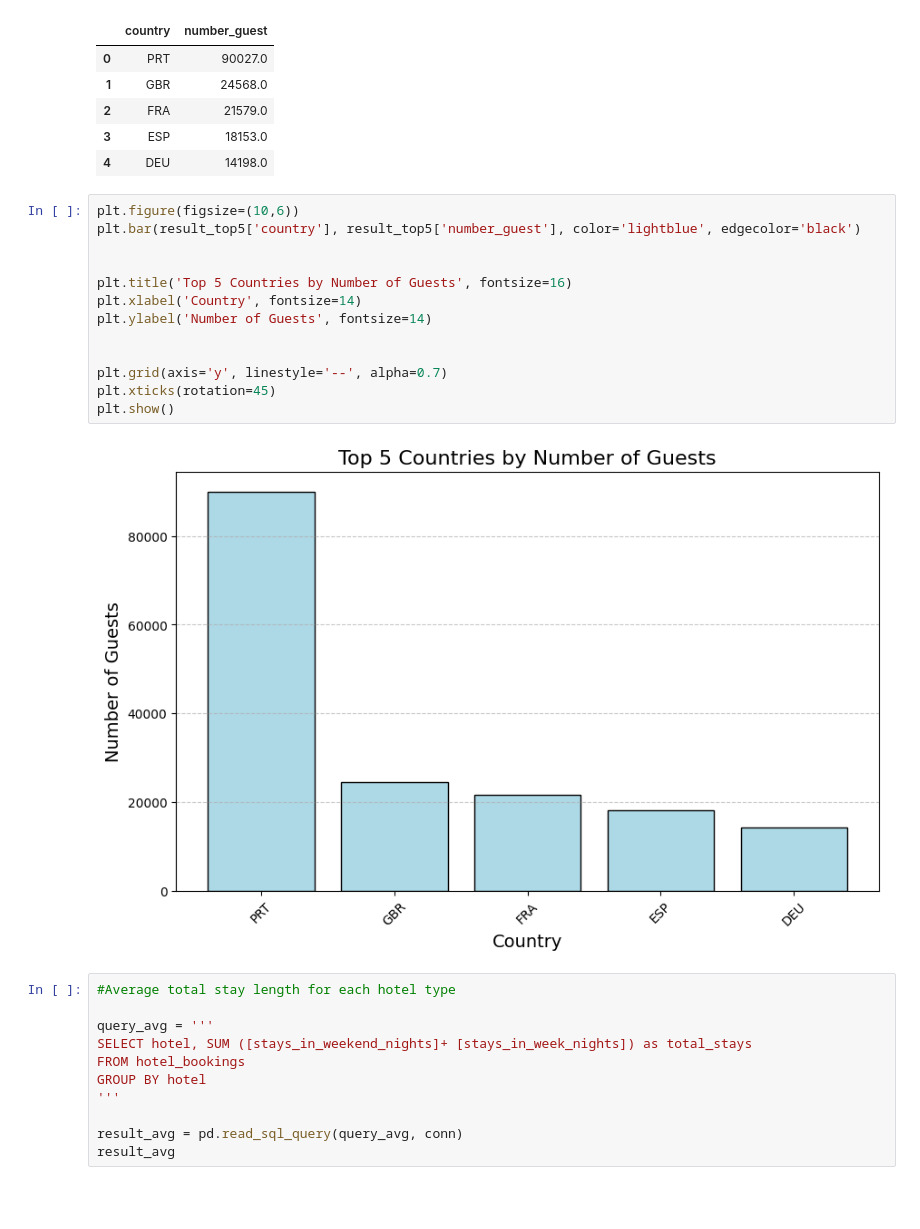
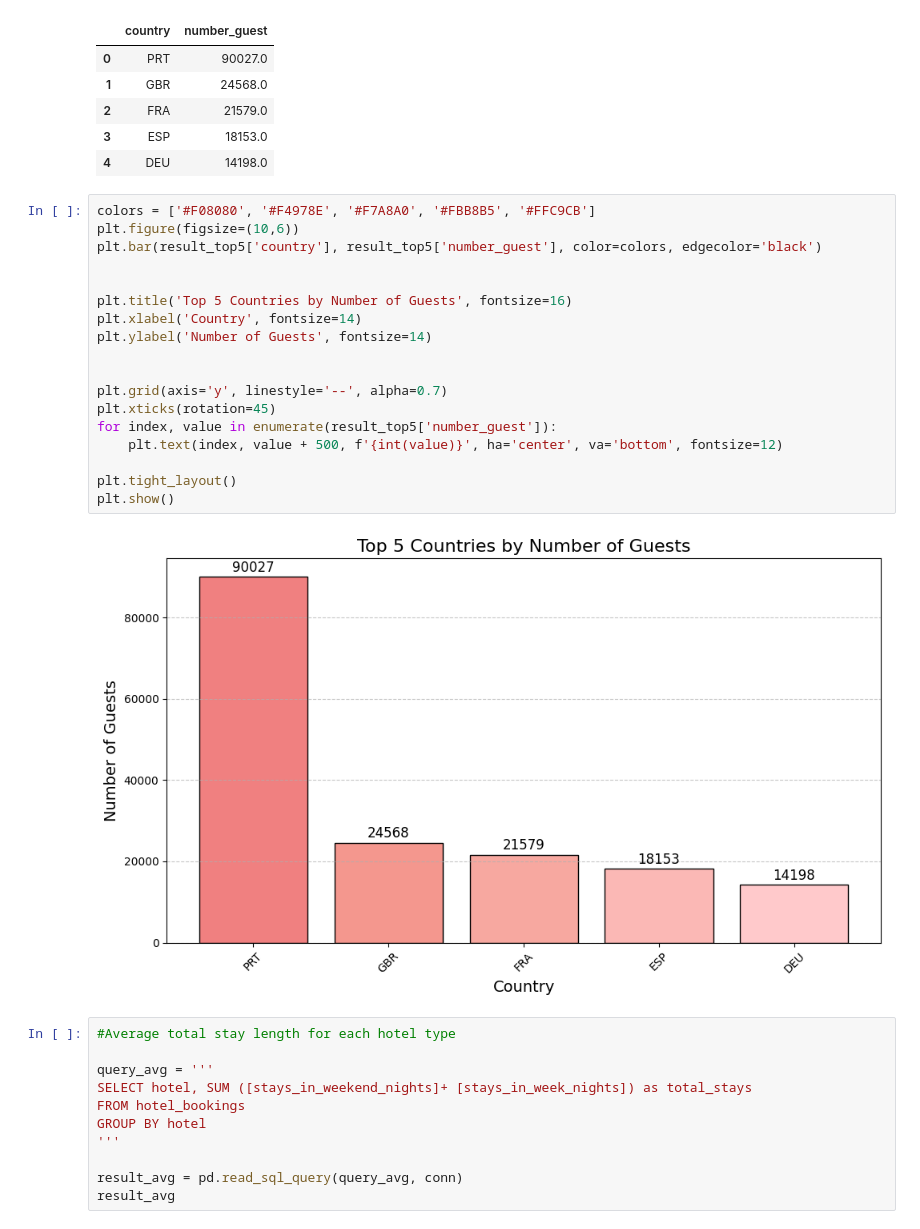
Before and after one commit to LuisaPolicarpo/Hotel, a Jupyter notebook: Hotel.ipynb, the cells around one changed output. Saved outputs shown, nothing was run; the diff lists cells and outputs as text; blank space fills up the shorter version.

```diff
--- a/Hotel.ipynb
+++ b/Hotel.ipynb
@@ -339,20 +340,25 @@ result_top5
 | 3 | ESP | 18153.0 |
 | 4 | DEU | 14198.0 |
 # %%
+colors = ['#F08080', '#F4978E', '#F7A8A0', '#FBB8B5', '#FFC9CB']
 plt.figure(figsize=(10,6))
-plt.bar(result_top5['country'], result_top5['number_guest'], color='lightblue', edgecolor='black')
+plt.bar(result_top5['country'], result_top5['number_guest'], color=colors, edgecolor='black')
 
 
 plt.title('Top 5 Countries by Number of Guests', fontsize=16)
 plt.xlabel('Country', fontsize=14)
 plt.ylabel('Number of Guests', fontsize=14)
 
 
 plt.grid(axis='y', linestyle='--', alpha=0.7)
 plt.xticks(rotation=45)
+for index, value in enumerate(result_top5['number_guest']):
+    plt.text(index, value + 500, f'{int(value)}', ha='center', va='bottom', fontsize=12)
+
+plt.tight_layout()
 plt.show()
 # %% [output]
-[figure, old version]
+[figure, new version]
 # %%
 #Average total stay length for each hotel type
 
```
Also changed, not shown: parts of 4 cells of this notebook.
